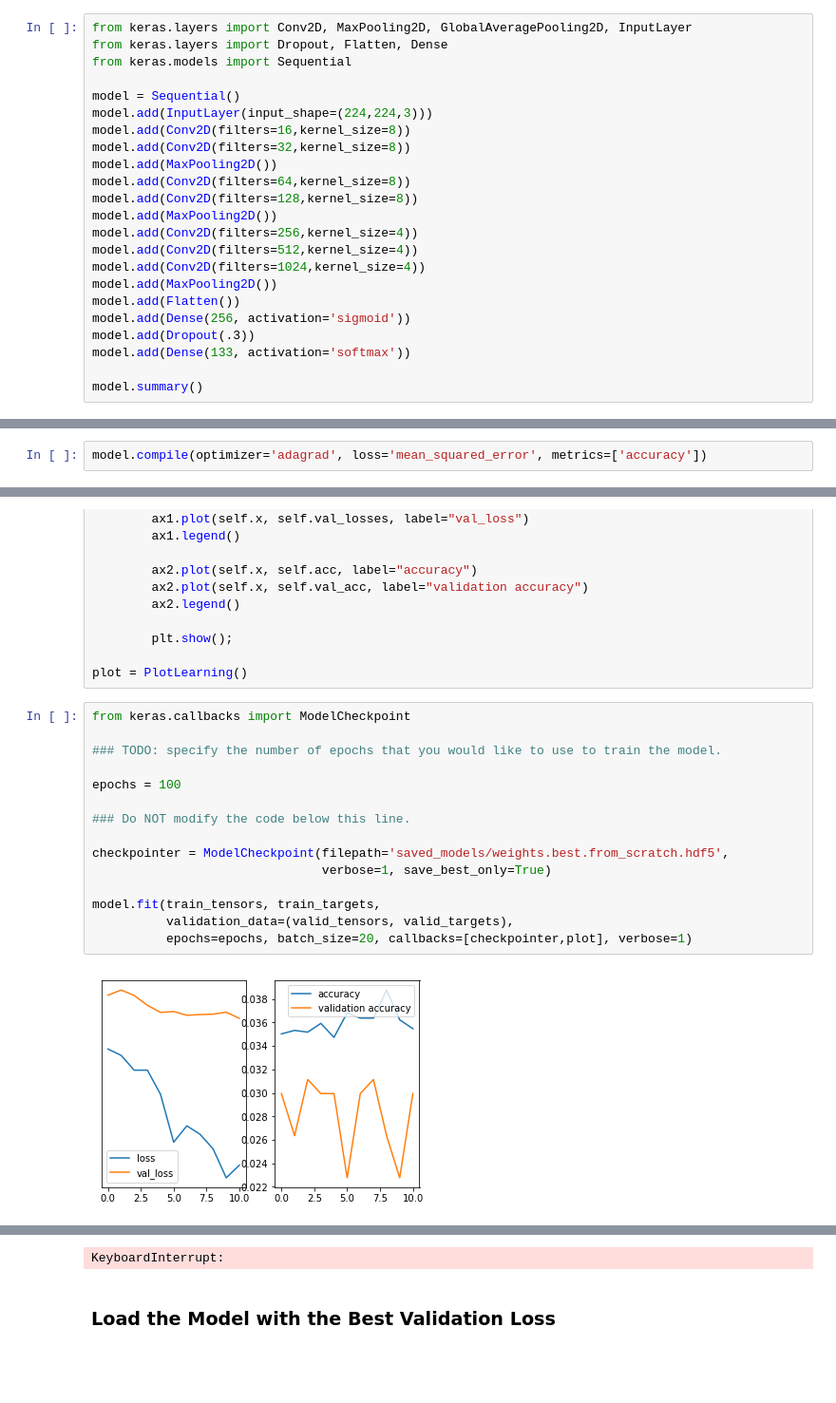
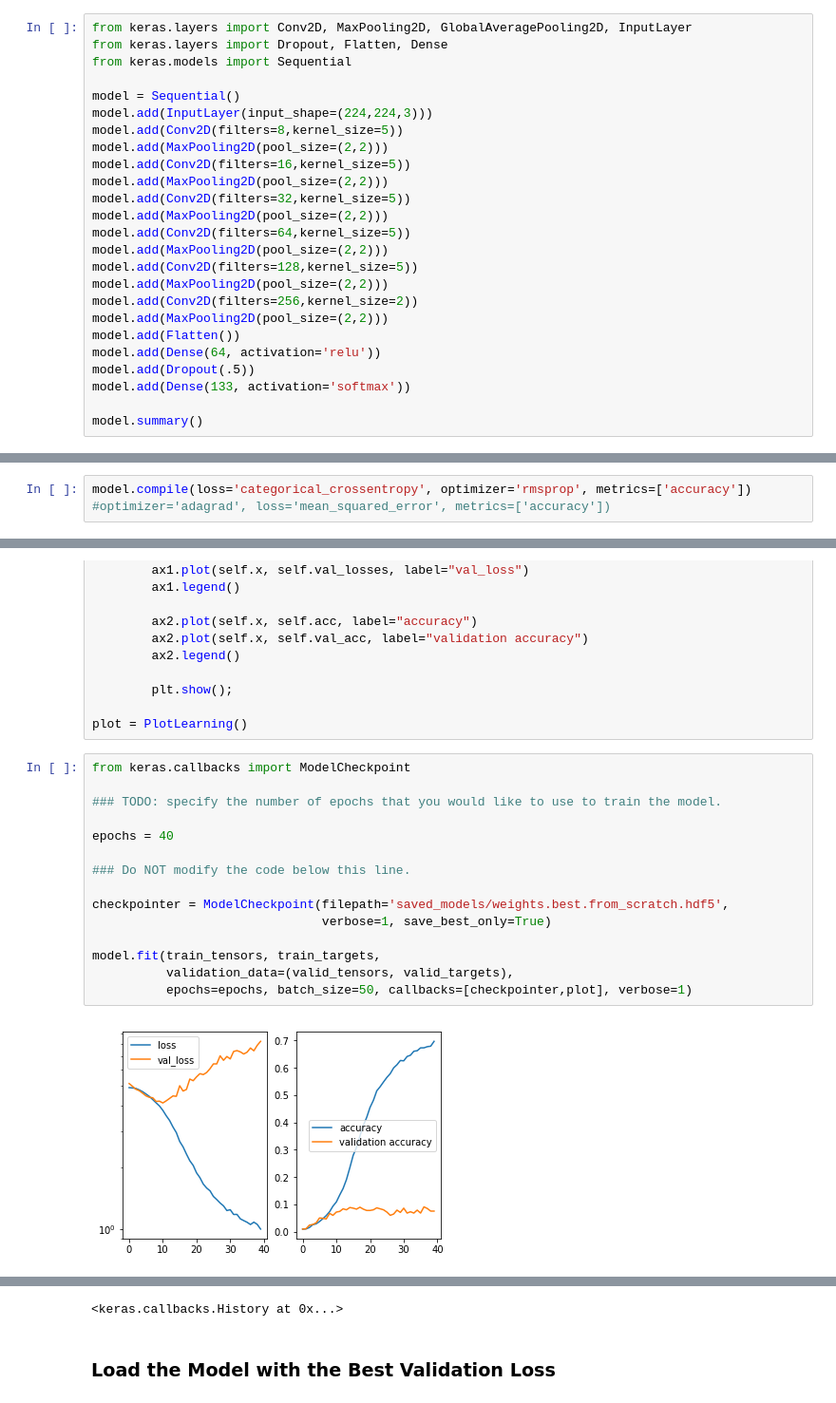
Before and after one commit to kav/dog-project, a Jupyter notebook: dog_app.ipynb, the cells around one changed output, grey strips where cells are left out. Shown at 95% size. Drawn from its saved outputs; the diff is of its cells as text; blank space fills up the shorter version.

```diff
--- a/dog_app.ipynb
+++ b/dog_app.ipynb
@@ -390,19 +417,21 @@ from keras.models import Sequential
 
 model = Sequential()
 model.add(InputLayer(input_shape=(224,224,3)))
-model.add(Conv2D(filters=16,kernel_size=8))
-model.add(Conv2D(filters=32,kernel_size=8))
-model.add(MaxPooling2D())
-model.add(Conv2D(filters=64,kernel_size=8))
-model.add(Conv2D(filters=128,kernel_size=8))
-model.add(MaxPooling2D())
-model.add(Conv2D(filters=256,kernel_size=4))
-model.add(Conv2D(filters=512,kernel_size=4))
-model.add(Conv2D(filters=1024,kernel_size=4))
-model.add(MaxPooling2D())
+model.add(Conv2D(filters=8,kernel_size=5))
+model.add(MaxPooling2D(pool_size=(2,2)))
+model.add(Conv2D(filters=16,kernel_size=5))
+model.add(MaxPooling2D(pool_size=(2,2)))
+model.add(Conv2D(filters=32,kernel_size=5))
+model.add(MaxPooling2D(pool_size=(2,2)))
+model.add(Conv2D(filters=64,kernel_size=5))
+model.add(MaxPooling2D(pool_size=(2,2)))
+model.add(Conv2D(filters=128,kernel_size=5))
+model.add(MaxPooling2D(pool_size=(2,2)))
+model.add(Conv2D(filters=256,kernel_size=2))
+model.add(MaxPooling2D(pool_size=(2,2)))
 model.add(Flatten())
-model.add(Dense(256, activation='sigmoid'))
-model.add(Dropout(.3))
+model.add(Dense(64, activation='relu'))
+model.add(Dropout(.5))
 model.add(Dense(133, activation='softmax'))
 
 model.summary()
@@ -427,7 +456,8 @@ _________________________________________________________________
 # %% [markdown]
 ### Compile the Model
 # %%
-model.compile(optimizer='adagrad', loss='mean_squared_error', metrics=['accuracy'])
+model.compile(loss='categorical_crossentropy', optimizer='rmsprop', metrics=['accuracy'])
+#optimizer='adagrad', loss='mean_squared_error', metrics=['accuracy'])
 # %% [markdown]
 ### (IMPLEMENTATION) Train the Model
 
@@ -480,17 +510,17 @@ plot = PlotLearning()
 # %%
 from keras.callbacks import ModelCheckpoint
 
 ### TODO: specify the number of epochs that you would like to use to train the model.
 
-epochs = 100
+epochs = 40
 
 ### Do NOT modify the code below this line.
 
 checkpointer = ModelCheckpoint(filepath='saved_models/weights.best.from_scratch.hdf5',
                                verbose=1, save_best_only=True)
 
 model.fit(train_tensors, train_targets,
           validation_data=(valid_tensors, valid_targets),
-          epochs=epochs, batch_size=20, callbacks=[checkpointer,plot], verbose=1)
+          epochs=epochs, batch_size=50, callbacks=[checkpointer,plot], verbose=1)
 # %% [output]
-[figure, old version]
+[figure, new version]
@@ -499,4 +528,4 @@ Epoch 12/100
-KeyboardInterrupt:
+<keras.callbacks.History at 0x...>
 # %% [markdown]
 ### Load the Model with the Best Validation Loss
 # %%
```
Also changed, not shown: parts of 43 cells of this notebook, 11 other files.
